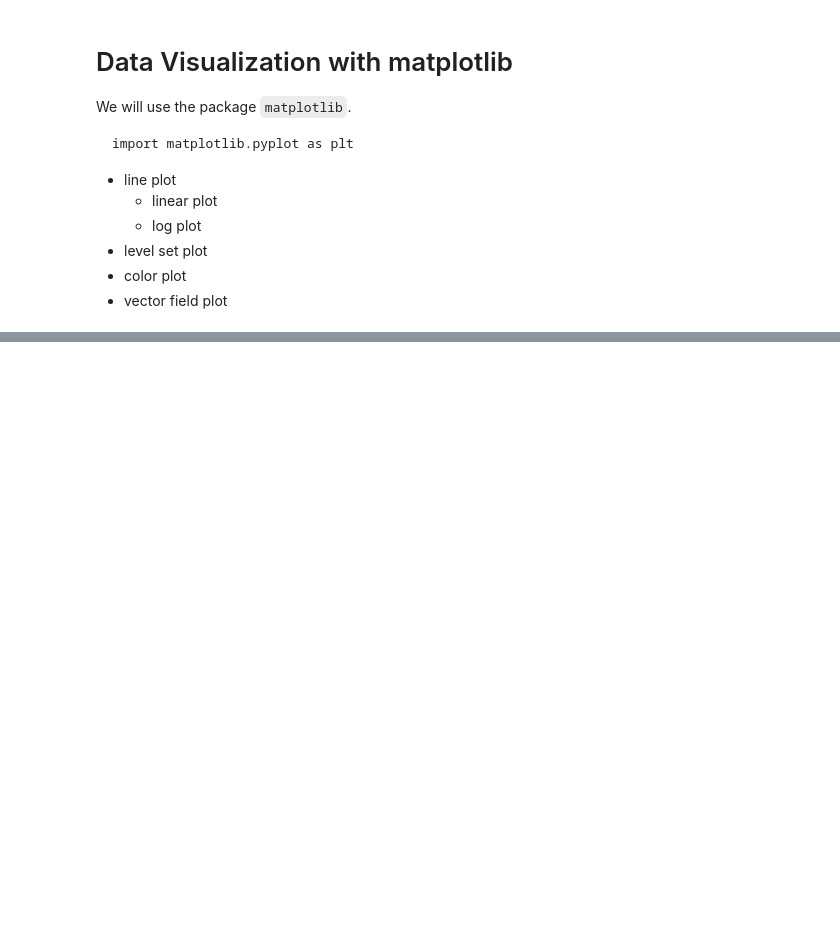
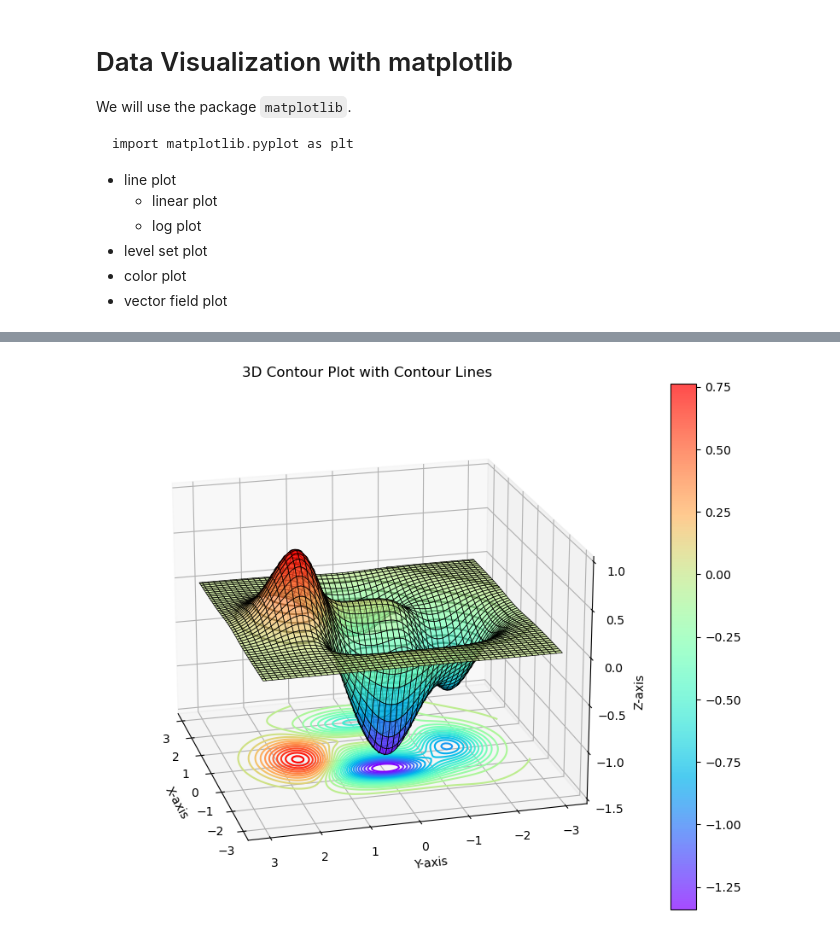
Before and after one commit to jhihsheng/nano-optics, a Jupyter notebook: OTID/OTID_plot.ipynb, the cells around one changed output, grey strips where cells are left out. Cells and saved outputs as stored; diff of their text form; code cells hidden in the pictures; blank space fills up the shorter version.

```diff
--- a/OTID/OTID_plot.ipynb
+++ b/OTID/OTID_plot.ipynb
@@ -44,0 +132,44 @@ plt.legend()
+# %%
+import matplotlib.pyplot as plt
+import numpy as np
+from mpl_toolkits.mplot3d import Axes3D
+
+
+def f(x, y):
+    term1 = -10 * (x**5 - x**3 - y**5) * np.exp(-x**2 - y**2)
+    term2 = -13 * np.exp(-(x + 1)**2 - y**2)
+
+    z = term1 + term2
+    return 0.1 * z
+
+# Generate data for x and y
+x = np.linspace(-3, 3, 100)
+y = np.linspace(-3, 3, 100)
+X, Y = np.meshgrid(x, y)
+Z = f(X, Y)
+# Creating a 3D plot
+fig = plt.figure(figsize=(12, 8))
+ax = fig.add_subplot( projection='3d')
+
+# Plotting the 3D contour
+surf = ax.plot_surface(X, Y, Z, cmap='rainbow',alpha=0.7, edgecolors='k', lw=0.5)
+
+ax.contour3D(X, Y, Z, colors='black',levels=np.linspace(-1.25,.75,30),linestyles='solid')
+
+ax.contour(X, Y, Z, zdir='z', offset=np.min(Z)-0.15, cmap='rainbow',levels=np.linspace(-1.25,.75,30), linestyles='solid')
+
+ax.set_zlim([-1.5,1])
+# Customizing the plot
+ax.set_xlabel('X-axis')
+ax.set_ylabel('Y-axis')
+ax.set_zlabel('Z-axis')
+ax.set_title('3D Contour Plot with Contour Lines')
+fig.colorbar(surf)
+
+# view angle
+ax.view_init(elev=20, azim=165)
+
+# Displaying the plot
+plt.show()
+# %% [output]
+[figure, added]
```
Also changed, not shown: parts of 12 cells of this notebook, 2 other files.
